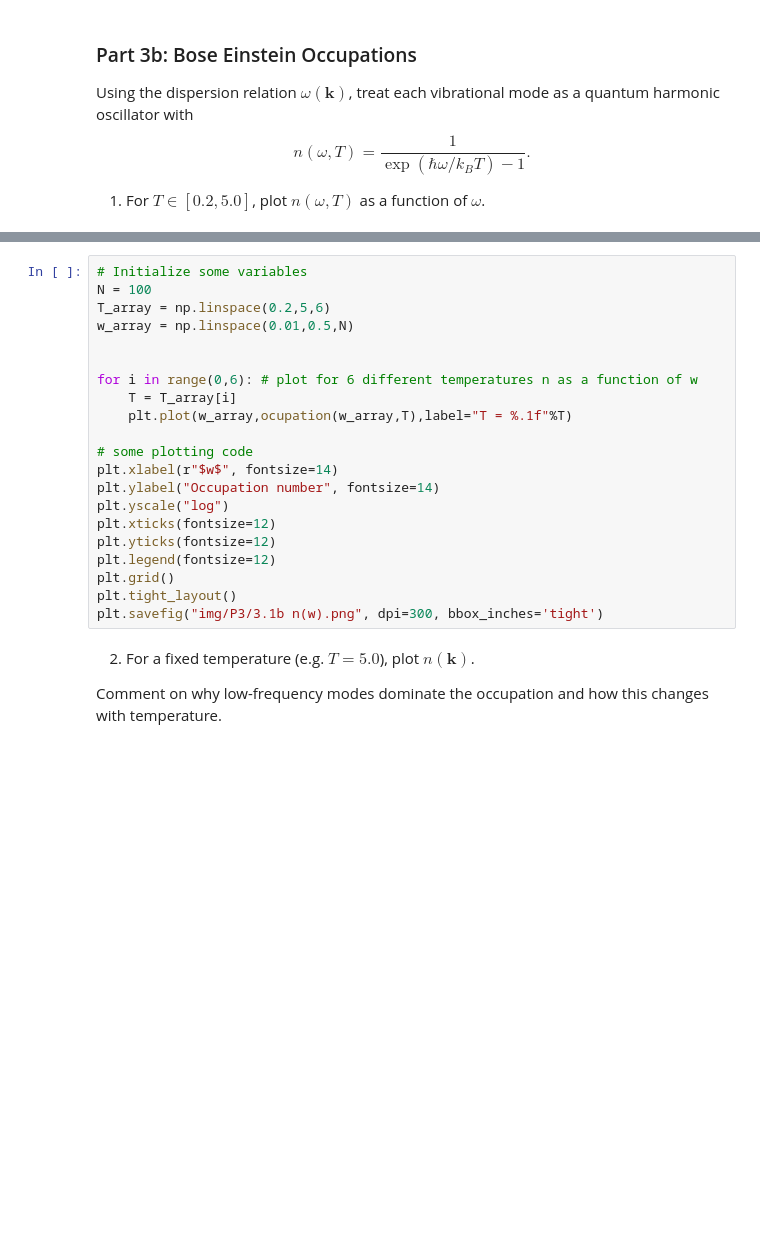
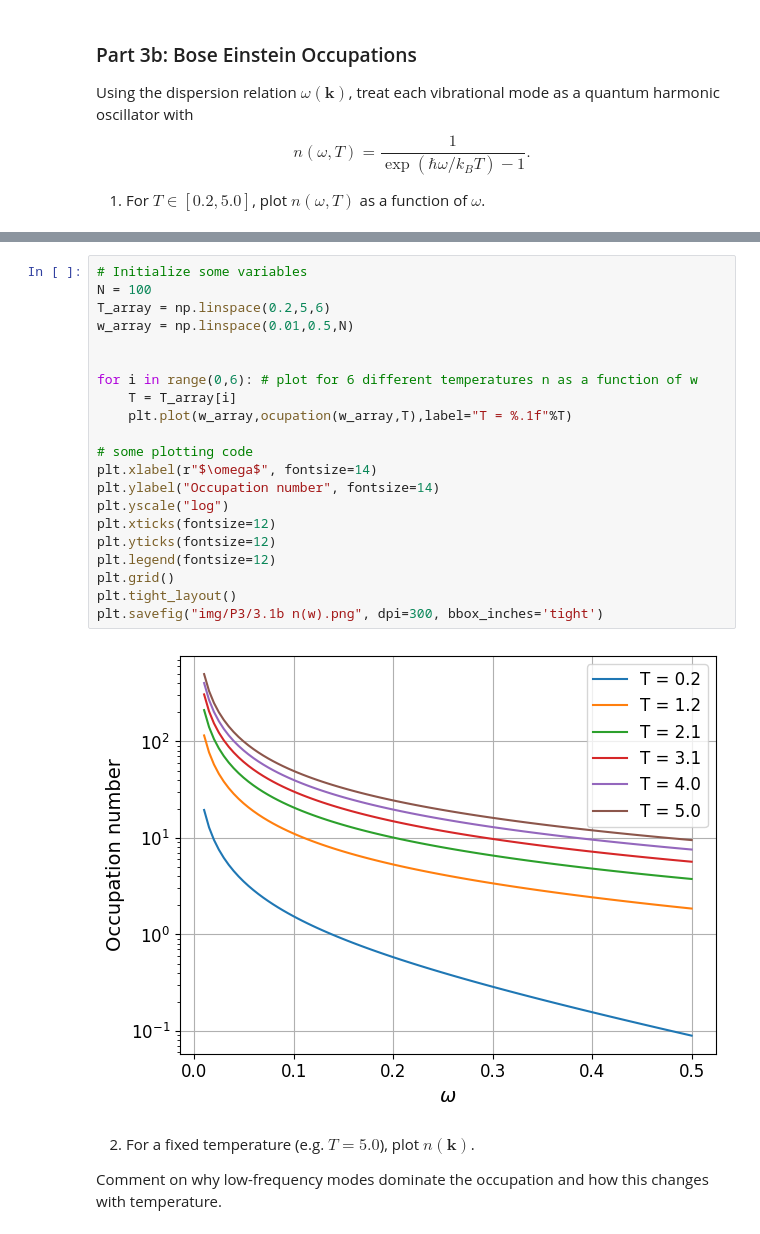
Before and after one commit to Danielle-06/Statfys-2-2026, a Jupyter notebook: 03.lattice_vibrations_nb.ipynb, the cells around one changed output, grey strips where cells are left out. Cells and saved outputs as stored; diff of their text form; blank space fills up the shorter version.

```diff
--- a/03.lattice_vibrations_nb.ipynb
+++ b/03.lattice_vibrations_nb.ipynb
@@ -218,24 +251,26 @@ print(ocupation(1,1))
 # %%
 # Initialize some variables
 N = 100
 T_array = np.linspace(0.2,5,6)
 w_array = np.linspace(0.01,0.5,N)
 
 
 for i in range(0,6): # plot for 6 different temperatures n as a function of w
     T = T_array[i]
     plt.plot(w_array,ocupation(w_array,T),label="T = %.1f"%T)
 
 # some plotting code
-plt.xlabel(r"$w$", fontsize=14)
+plt.xlabel(r"$\omega$", fontsize=14)
 plt.ylabel("Occupation number", fontsize=14)
 plt.yscale("log")
 plt.xticks(fontsize=12)
 plt.yticks(fontsize=12)
 plt.legend(fontsize=12)
 plt.grid()
 plt.tight_layout()
 plt.savefig("img/P3/3.1b n(w).png", dpi=300, bbox_inches='tight')
+# %% [output]
+[figure, added]
 # %% [markdown]
 2. For a fixed temperature (e.g. $T=5.0$), plot $n(\mathbf{k})$.
 
```
Also changed, not shown: parts of 13 cells of this notebook, 11 other files.
